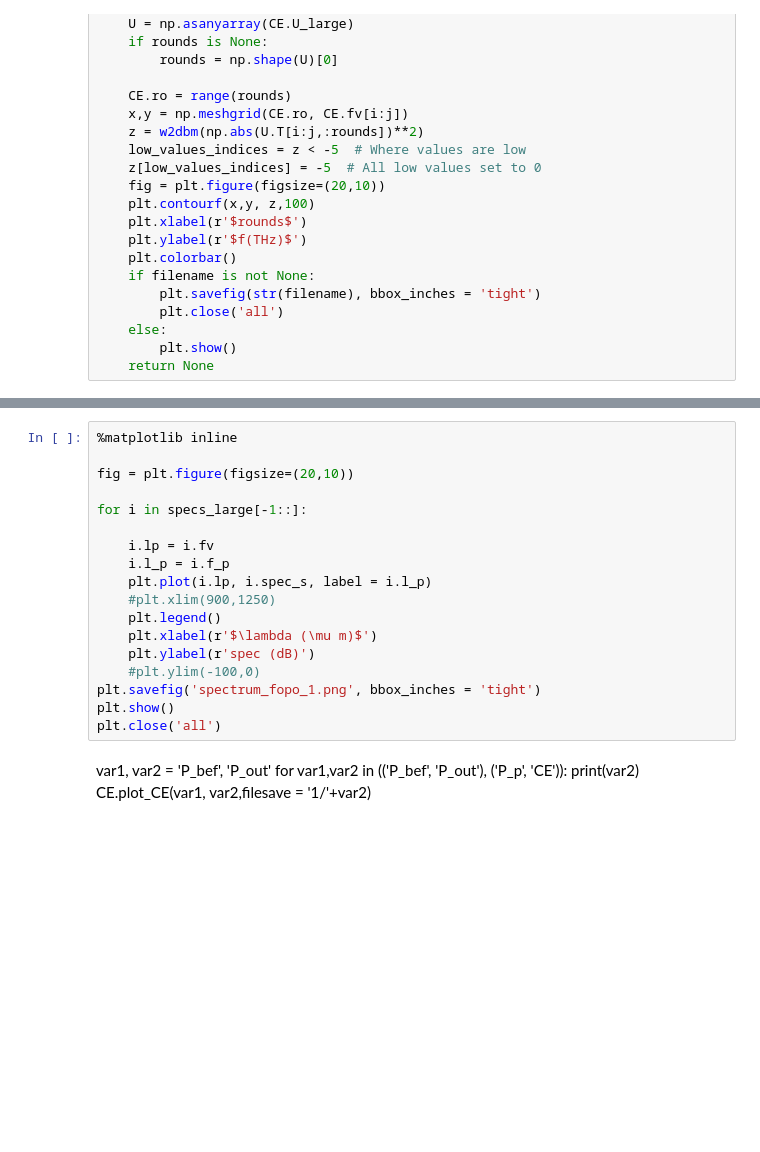
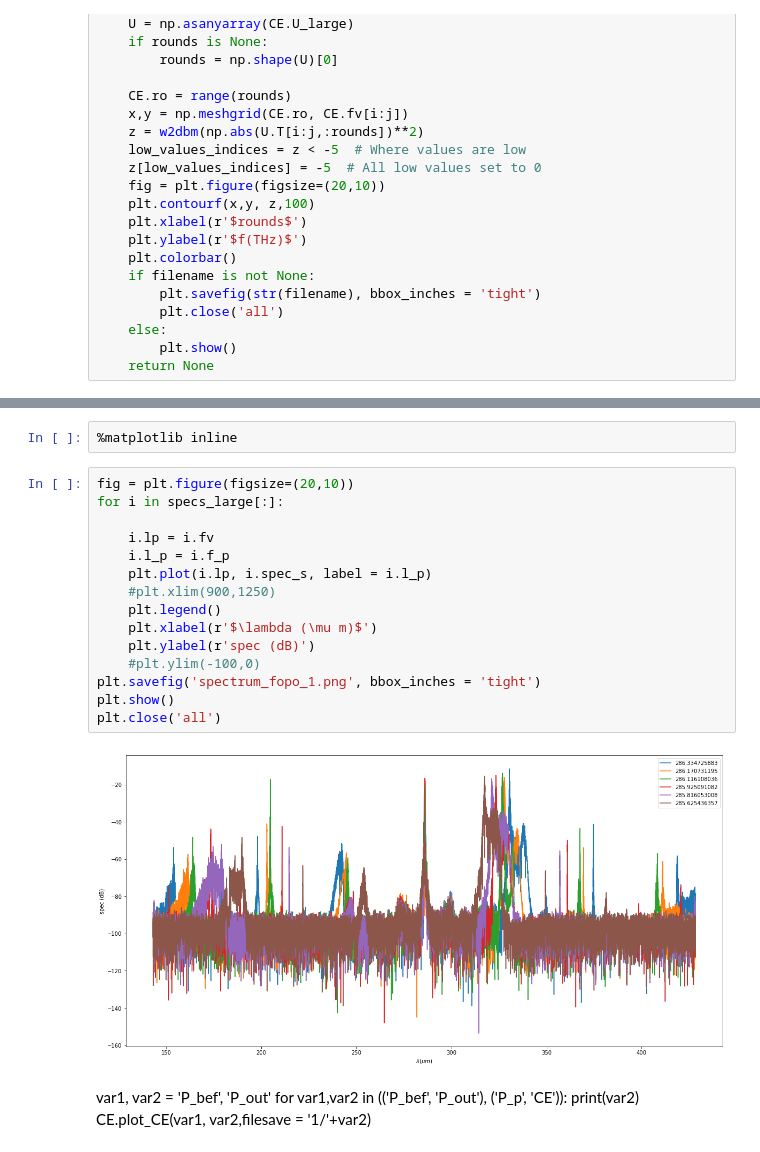
Before and after one commit to ibegleris/w-fopo, a Jupyter notebook: Conversion_efficiency_post_proc.ipynb, the cells around one changed output, grey strips where cells are left out. Cells and saved outputs as stored; diff of their text form; blank space fills up the shorter version.

```diff
--- a/Conversion_efficiency_post_proc.ipynb
+++ b/Conversion_efficiency_post_proc.ipynb
@@ -286,21 +283,22 @@ map directly to c-types [inferred_type->mixed,key->block1_values] [items->['P_be
+# %%
+%matplotlib inline
 # %%
-%matplotlib inline
-
 fig = plt.figure(figsize=(20,10))
-
-for i in specs_large[-1::]:
+for i in specs_large[:]:
 
     i.lp = i.fv
     i.l_p = i.f_p
     plt.plot(i.lp, i.spec_s, label = i.l_p)
     #plt.xlim(900,1250)
     plt.legend()
     plt.xlabel(r'$\lambda (\mu m)$')
     plt.ylabel(r'spec (dB)')
     #plt.ylim(-100,0)
 plt.savefig('spectrum_fopo_1.png', bbox_inches = 'tight')
 plt.show()
 plt.close('all')
+# %% [output]
+[figure, added]
 # %% [markdown]
 var1, var2 = 'P_bef', 'P_out'
 for var1,var2 in (('P_bef', 'P_out'), ('P_p', 'CE')):
```
Also changed, not shown: parts of 5 cells of this notebook, 6 other files.
